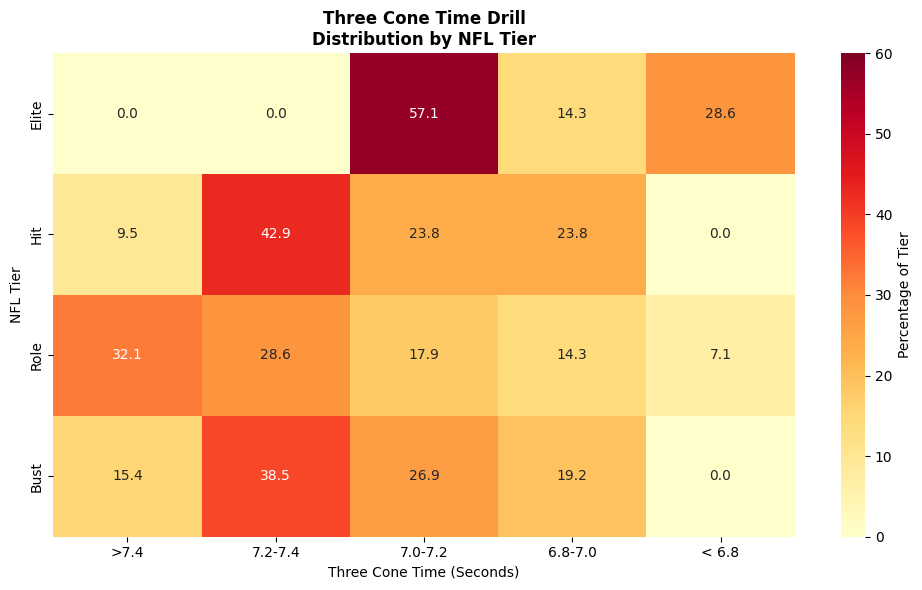
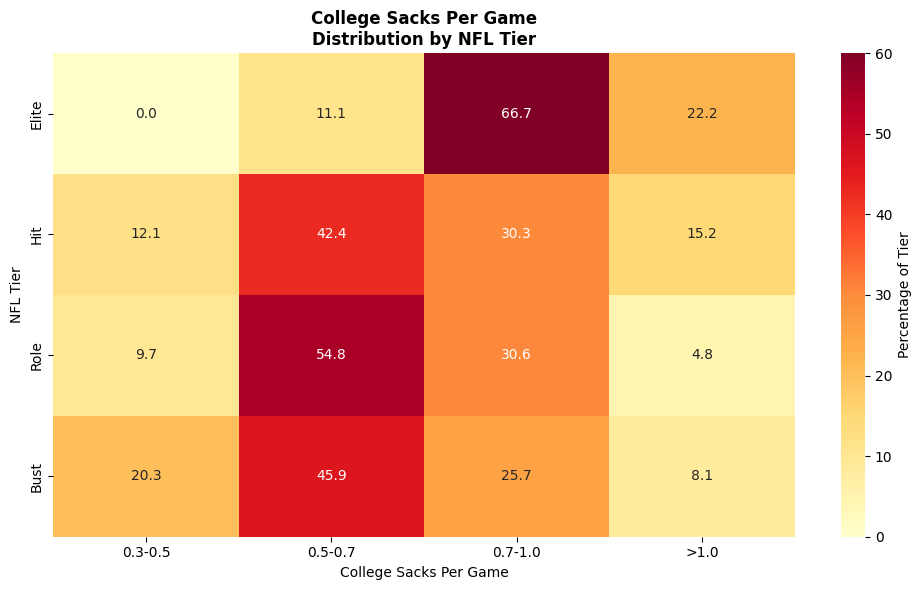
The notebook cell's code change between the first figure and the second:
--- before
+++ after
@@ -1,33 +1,36 @@
-# Heatmap of average metrics by tier
+# Heatmap of College Sacks by NFL Tier
 import seaborn as sns
 import pandas as pd
 import matplotlib.pyplot as plt
 
-three_cone_data = edge_with_college_combine[['nfl_tier', 'three_cone']]
+# Step 1: Isolate the columns you need
+college_sacks_data = edge_with_college_combine[['nfl_tier', 'college_sacks_per_game']]  # Fill in: tier column, metric column
 
 plt.figure(figsize=(10, 6))
 
-
-three_cone_data['bin'] = pd.cut(
-    three_cone_data['three_cone'],
-    bins=bin_definitions['three_cone']['bins'],
-    labels=bin_definitions['three_cone']['labels'],
+# Step 2: Create bins for the metric
+college_sacks_data['bin'] = pd.cut(
+    college_sacks_data['college_sacks_per_game'],  # Fill in: the metric column you're binning
+    bins=bin_definitions['college_sacks_per_game']['bins'],  # Fill in: which metric's bins to use (hint: it's in the dictionary)
+    labels=bin_definitions['college_sacks_per_game']['labels'],  # Fill in: which metric's labels to use
     right=False
 )
+
+# Step 3: Create the crosstab with percentages
 c_tab = pd.crosstab(
-    index=three_cone_data['nfl_tier'],
-    columns=three_cone_data['bin'], 
+    index=college_sacks_data['nfl_tier'],  # Fill in: which column should be the rows
+    columns=college_sacks_data['bin'],  # Fill in: which column should be the columns (hint: the binned version)
     normalize='index'
-) *100
+) * 100
 
- # Reorder tiers for consistency
-tier_order = ['Elite', 'Hit', 'Role', 'Bust']
+# Step 4: Reorder tiers (Elite on top, Bust on bottom)
+tier_order = ['Elite', 'Hit', 'Role', 'Bust']  # Fill in: correct order
 c_tab = c_tab.reindex(tier_order)
 
-# Only keep columns that actually exist in the crosstab
-existing_cols = [col for col in bin_definitions['three_cone']['display_order'] if col in c_tab.columns]
+# Step 5: Reorder columns (Worst to Best, left to right)
+existing_cols = [col for col in bin_definitions['college_sacks_per_game']['display_order'] if col in c_tab.columns]  # Fill in: metric name
 c_tab = c_tab[existing_cols]
-    
-# Plot heatmap
+
+# Step 6: Plot the heatmap
 sns.heatmap(
     c_tab,
@@ -39,7 +42,9 @@
     vmax=60
 )
-plt.title(f'Three Cone Time Drill\nDistribution by NFL Tier', fontsize=12, fontweight='bold')
-plt.xlabel('Three Cone Time (Seconds)')
-plt.ylabel('NFL Tier')
+
+# Step 7: Add labels
+plt.title(f'College Sacks Per Game\nDistribution by NFL Tier', fontsize=12, fontweight='bold')  # Fill in: display name of the metric
+plt.xlabel('College Sacks Per Game')  # Fill in: what the x-axis represents
+plt.ylabel('NFL Tier')  # Fill in: what the y-axis represents
 
 plt.tight_layout()

Commit: Adding Visual